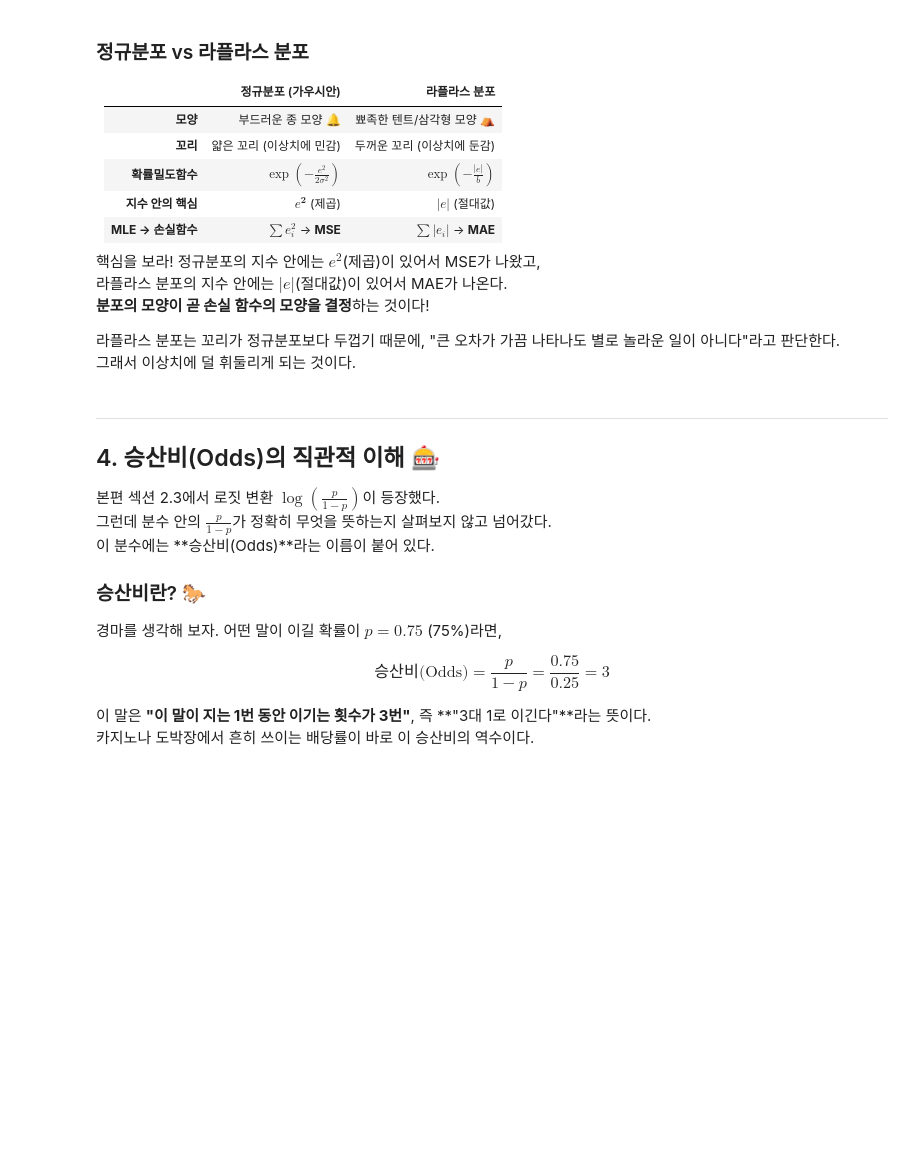
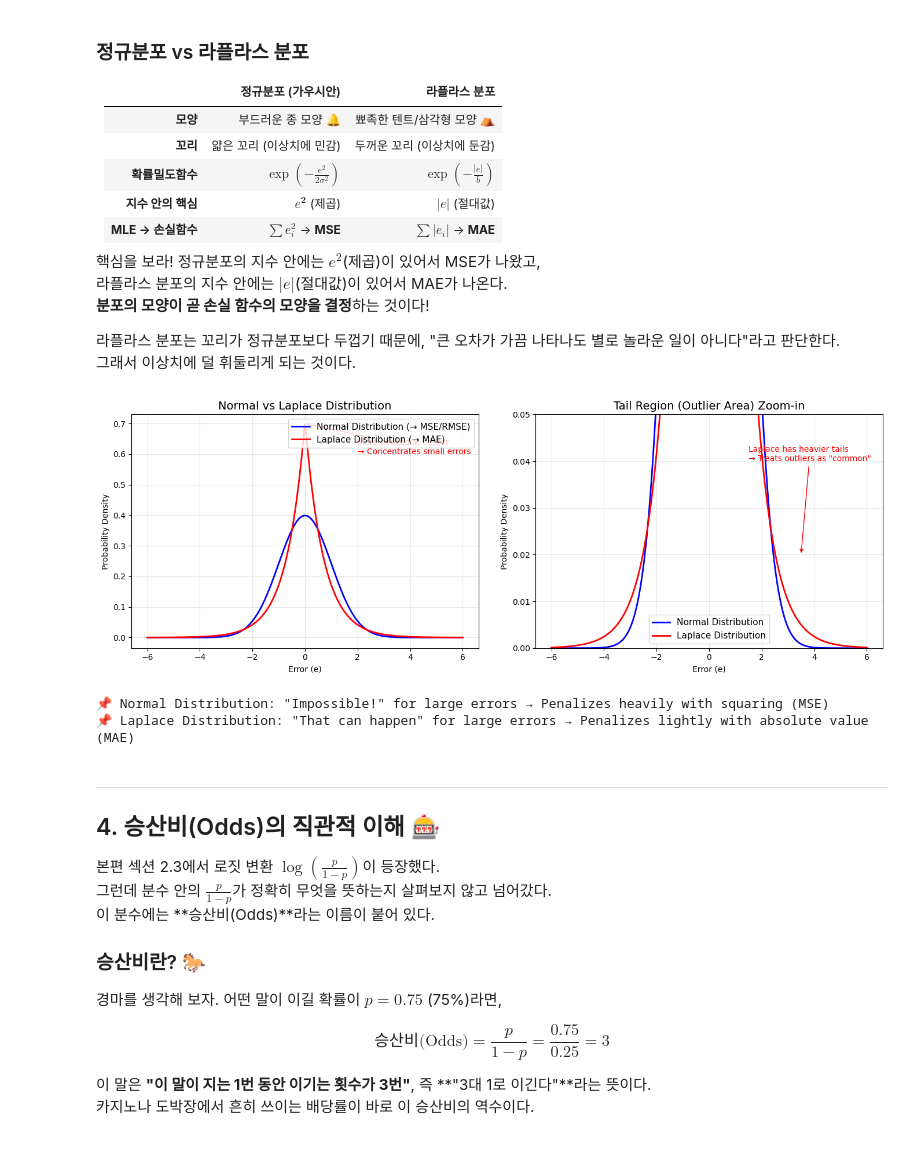
Before and after one commit to ch101634/code-workout-ml, a Jupyter notebook: ml_probability_foundations_supplement.ipynb, the cells around one changed output. Drawn from its saved outputs; the diff is of its cells as text; code cells hidden in the pictures; blank space fills up the shorter version.

```diff
--- a/ml_probability_foundations_supplement.ipynb
+++ b/ml_probability_foundations_supplement.ipynb
@@ -152,44 +168,48 @@ MAE도 어떤 확률분포 가정에서 필연적으로 도출된 것일까?
 # %%
 import numpy as np
 import matplotlib.pyplot as plt
 from scipy import stats
 
 x = np.linspace(-6, 6, 500)
 
 # 정규분포와 라플라스 분포 비교 (둘 다 평균=0, 비슷한 스케일)
 normal_pdf = stats.norm.pdf(x, 0, 1)
 laplace_pdf = stats.laplace.pdf(x, 0, 1 / np.sqrt(2))  # 분산을 맞추기 위해 scale 조정
 
 fig, axes = plt.subplots(1, 2, figsize=(14, 5))
 
-# 왼쪽: 전체 모양 비교
-axes[0].plot(x, normal_pdf, 'b-', linewidth=2, label='정규분포 (→ MSE/RMSE)')
-axes[0].plot(x, laplace_pdf, 'r-', linewidth=2, label='라플라스 분포 (→ MAE)')
-axes[0].set_title('정규분포 vs 라플라스 분포', fontsize=14)
-axes[0].set_xlabel('오차 (e)')
-axes[0].set_ylabel('확률 밀도')
+# Left: Full shape comparison
+axes[0].plot(x, normal_pdf, 'b-', linewidth=2, label='Normal Distribution (→ MSE/RMSE)')
+axes[0].plot(x, laplace_pdf, 'r-', linewidth=2, label='Laplace Distribution (→ MAE)')
+axes[0].set_title('Normal vs Laplace Distribution', fontsize=14)
+axes[0].set_xlabel('Error (e)')
+axes[0].set_ylabel('Probability Density')
 axes[0].legend(fontsize=11)
 axes[0].grid(True, alpha=0.3)
-axes[0].annotate('가운데가 더 뾰족하다\n→ 작은 오차 집중', xy=(0, 0.7), xytext=(2, 0.6),
+axes[0].annotate('More peaked at center\n→ Concentrates small errors', xy=(0, 0.7), xytext=(2, 0.6),
                  arrowprops=dict(arrowstyle='->', color='red'), color='red', fontsize=10)
 
-# 오른쪽: 꼬리 부분 확대
-axes[1].plot(x, normal_pdf, 'b-', linewidth=2, label='정규분포')
-axes[1].plot(x, laplace_pdf, 'r-', linewidth=2, label='라플라스 분포')
-axes[1].set_title('꼬리(이상치 영역) 확대', fontsize=14)
-axes[1].set_xlabel('오차 (e)')
-axes[1].set_ylabel('확률 밀도')
+# Right: Tail region zoom-in
+axes[1].plot(x, normal_pdf, 'b-', linewidth=2, label='Normal Distribution')
+axes[1].plot(x, laplace_pdf, 'r-', linewidth=2, label='Laplace Distribution')
+axes[1].set_title('Tail Region (Outlier Area) Zoom-in', fontsize=14)
+axes[1].set_xlabel('Error (e)')
+axes[1].set_ylabel('Probability Density')
 axes[1].set_ylim(0, 0.05)
 axes[1].legend(fontsize=11)
 axes[1].grid(True, alpha=0.3)
-axes[1].annotate('라플라스의 꼬리가 더 두껍다\n→ 이상치를 "흔한 일"로 본다', xy=(3.5, 0.02), xytext=(1.5, 0.04),
+axes[1].annotate('Laplace has heavier tails\n→ Treats outliers as "common"', xy=(3.5, 0.02), xytext=(1.5, 0.04),
                  arrowprops=dict(arrowstyle='->', color='red'), color='red', fontsize=10)
 
 plt.tight_layout()
 plt.show()
 
-print('📌 정규분포: 큰 오차가 나오면 "말도 안 돼!" → 제곱으로 벌칙을 무겁게 때린다 (MSE)')
-print('📌 라플라스: 큰 오차가 나와도 "그럴 수도 있지" → 절대값으로 가볍게 벌칙을 준다 (MAE)')
+print('📌 Normal Distribution: "Impossible!" for large errors → Penalizes heavily with squaring (MSE)')
+print('📌 Laplace Distribution: "That can happen" for large errors → Penalizes lightly with absolute value (MAE)')
+# %% [output]
+[figure, added]
+📌 Normal Distribution: "Impossible!" for large errors → Penalizes heavily with squaring (MSE)
+📌 Laplace Distribution: "That can happen" for large errors → Penalizes lightly with absolute value (MAE)
 # %% [markdown]
 ---
 ## 4. 승산비(Odds)의 직관적 이해 🎰
```
Also changed, not shown: parts of 7 cells of this notebook.
